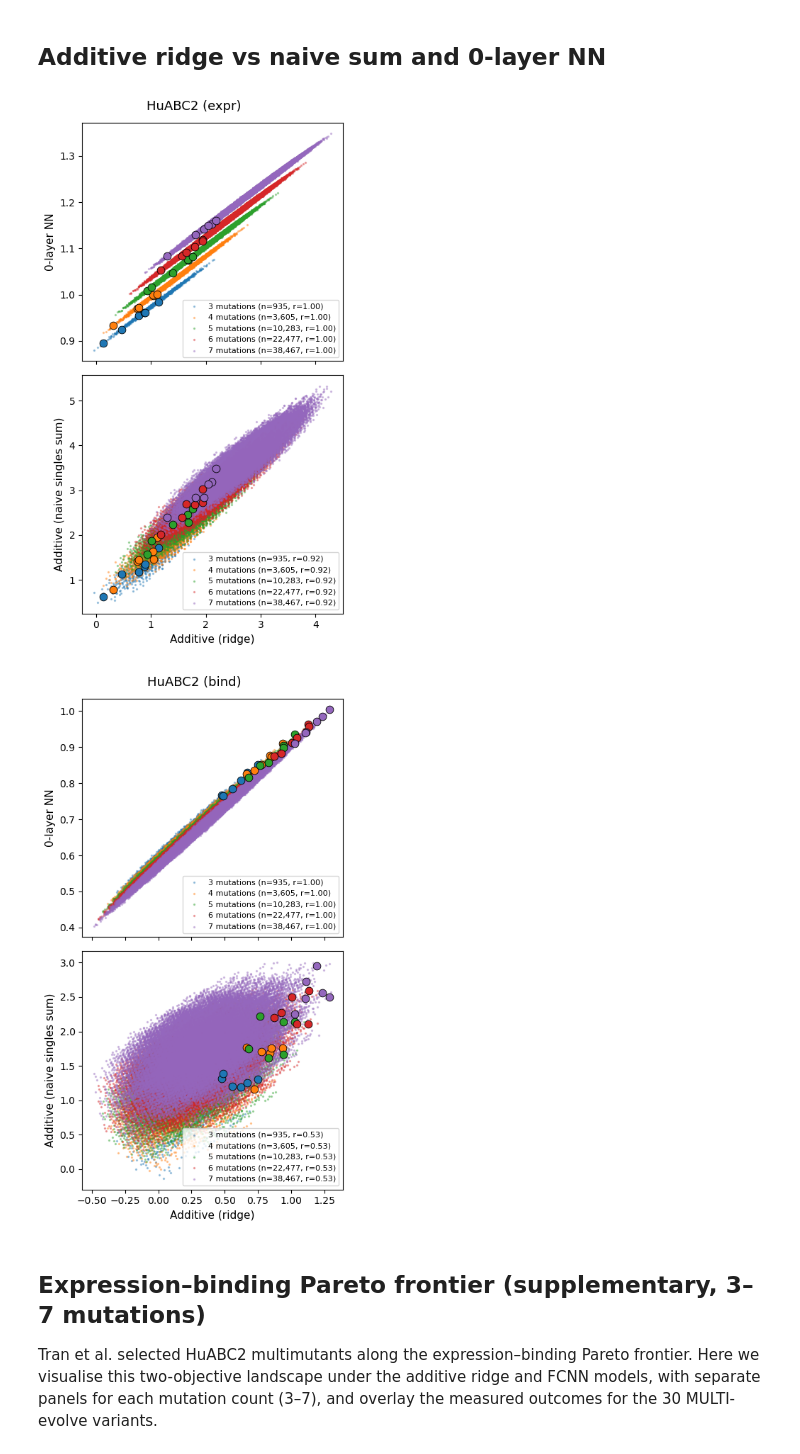
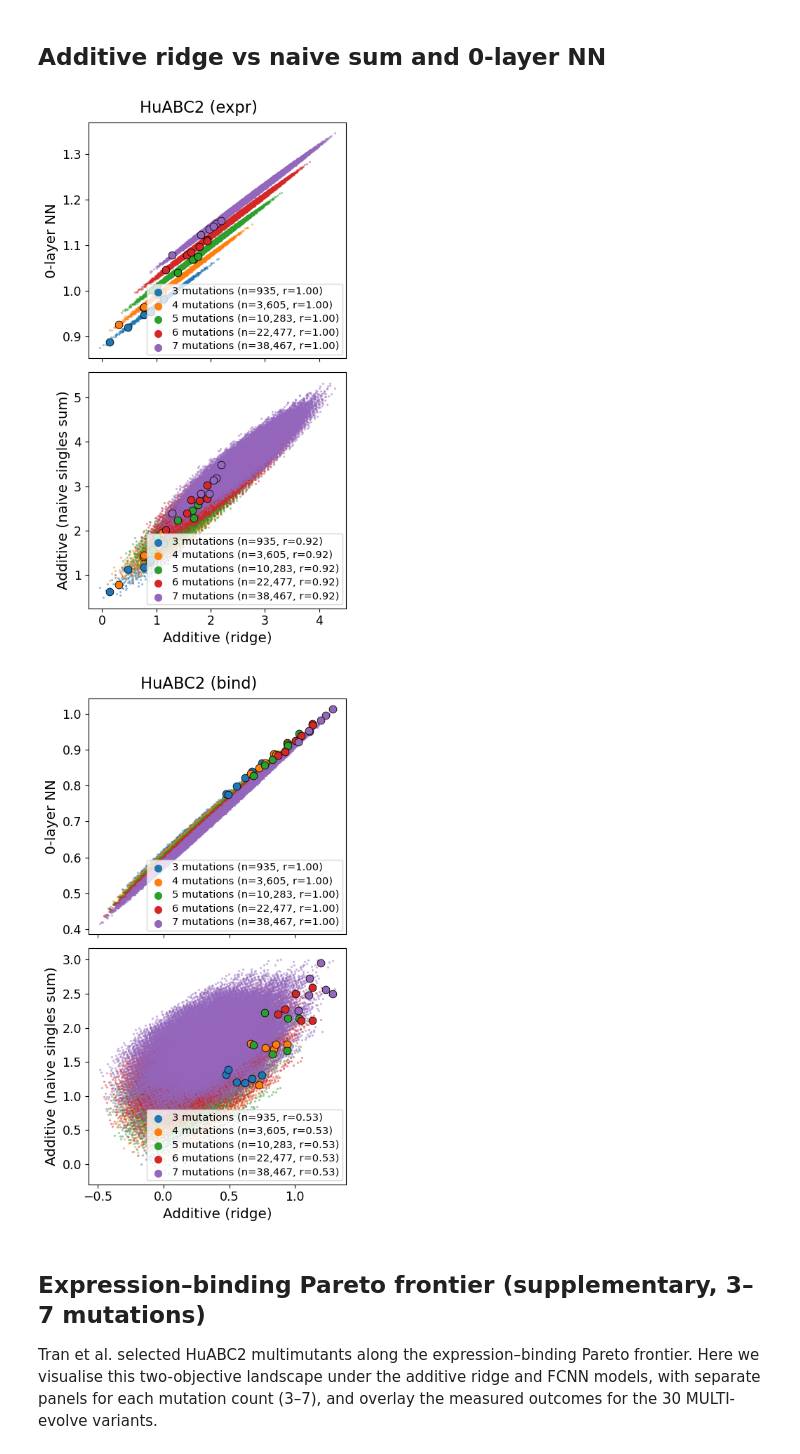
Before and after one commit to dewitt-lab/multievolve-baselines, a Jupyter notebook: analysis/additive-comparison-HuABC2.ipynb, the cells around one changed output. Drawn from its saved outputs; the diff is of its cells as text; code cells hidden in the pictures.

```diff
--- a/analysis/additive-comparison-HuABC2.ipynb
+++ b/analysis/additive-comparison-HuABC2.ipynb
@@ -599,36 +645,39 @@ for measurement, tag, short in [('expr', 'logfc_expr', 'expr'),
                            'Additive (naive singles sum)'))
 
     for ax, xcol, ycol, xlab, ylab in panel_defs:
         sub = merged[merged[ycol].notna()].copy()
         sub['n_muts'] = sub['muts'].apply(len)
         tsub = tran_merged[tran_merged[ycol].notna()].copy()
         tsub['n_muts'] = tsub['muts'].apply(len)
 
         for i, n in enumerate(ns):
             grp  = sub[sub['n_muts'] == n]
             tgrp = tsub[tsub['n_muts'] == n]
             if len(grp) < 3:
                 continue
             r, _ = pearsonr(grp[xcol], grp[ycol])
             ax.scatter(grp[xcol], grp[ycol], s=2, alpha=0.35, color=colors[i],
                        rasterized=True,
                        label=f'{n} mutations (n={len(grp):,}, r={r:.2f})')
             if len(tgrp):
                 ax.scatter(tgrp[xcol], tgrp[ycol], s=60, color=colors[i],
                            edgecolors='black', linewidths=0.6, zorder=5)
         ax.set_xlabel(xlab, fontsize=11)
         ax.set_ylabel(ylab, fontsize=11)
-        ax.legend(fontsize=8, loc='lower right', frameon=True)
+        leg = ax.legend(fontsize=8, loc='lower right', frameon=True, markerscale=5)
+        for h in (getattr(leg, 'legend_handles', None) or leg.legendHandles):
+            h.set_alpha(1)  # legend markers opaque (points are semi-transparent)
 
     fig.suptitle(f'HuABC2 ({measurement})', fontsize=13)
     plt.tight_layout()
     safe = short
+    apply_fontscale(fig)
     fig.savefig(f'../figures/huabc2_{safe}_ridge_vs_0layer_and_naive.pdf',
                 bbox_inches='tight')
     plt.show()
 # %% [output]
-[figure, old version]
+[figure, new version]
-[figure, old version]
+[figure, new version]
 # %% [markdown]
 ## Expression–binding Pareto frontier (supplementary, 3–7 mutations)
 
```
Also changed, not shown: parts of 8 cells of this notebook, 6 other files.
